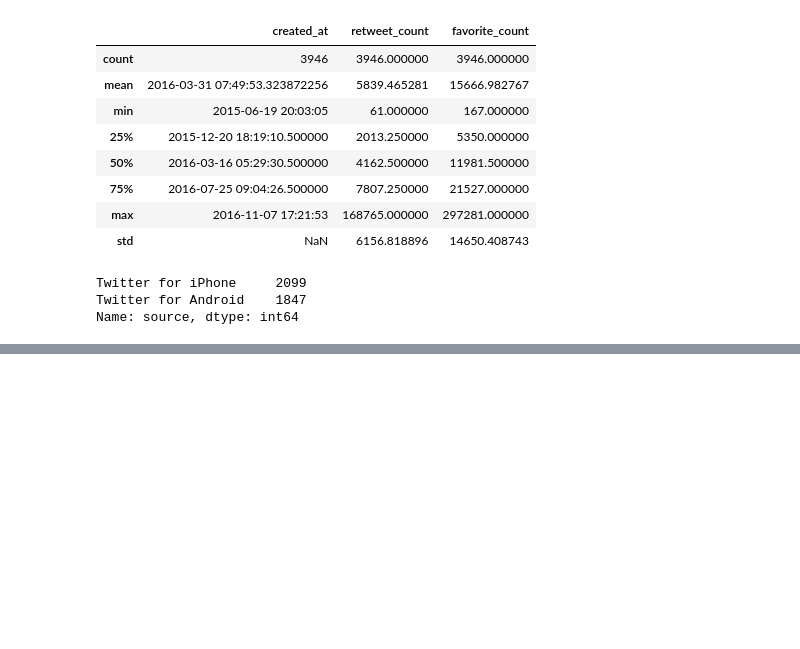
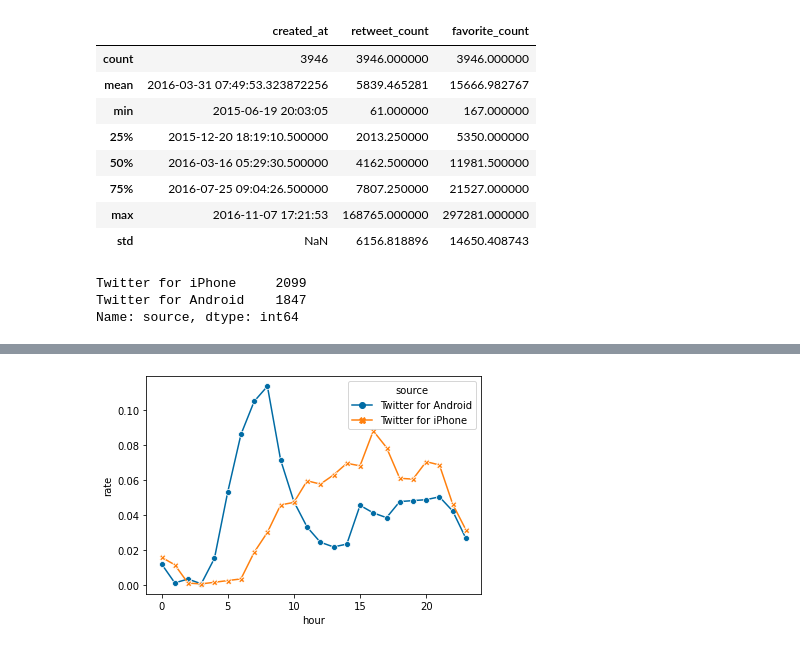
Before and after one commit to andreaj-it/INTRO-TO-NLP, a Jupyter notebook: src/Analyzing_Tweets_4GKS.ipynb, the cells around one changed output, grey strips where cells are left out. Drawn from its saved outputs; the diff is of its cells as text; code cells hidden in the pictures; blank space fills up the shorter version.

```diff
--- a/src/Analyzing_Tweets_4GKS.ipynb
+++ b/src/Analyzing_Tweets_4GKS.ipynb
@@ -197,0 +208,11 @@ Name: source, dtype: int64
+# %%
+# 3.6 Make a plot of tweets frequence rate by source
+#vamos a detectar a que hora opera los twets, armo un pipeline de datos, son varias operaciones en un mismo ()
+df_plot = (df
+            .assign(hour=df['created_at'].dt.hour)
+            .groupby(['source','hour'])
+            .agg(count=('source','count'))
+            .assign(rate=lambda df:df['count']/df.groupby('source')['count'].sum())
+            .reset_index()
+            )
+df_plot
@@ -198,2 +237,9 @@ Name: source, dtype: int64
+# %%
+sns.lineplot(data=df_plot, x="hour", y="rate", hue="source", markers=True, style="source", dashes=False)
+plt.show()
+
+#se ve q hay dos personas con los celulares
+# %% [output]
+[figure, added]
 # %%
 # 3.7 Get a glimpse of the most retweeted tweets
```
Also changed, not shown: parts of 23 cells of this notebook.
